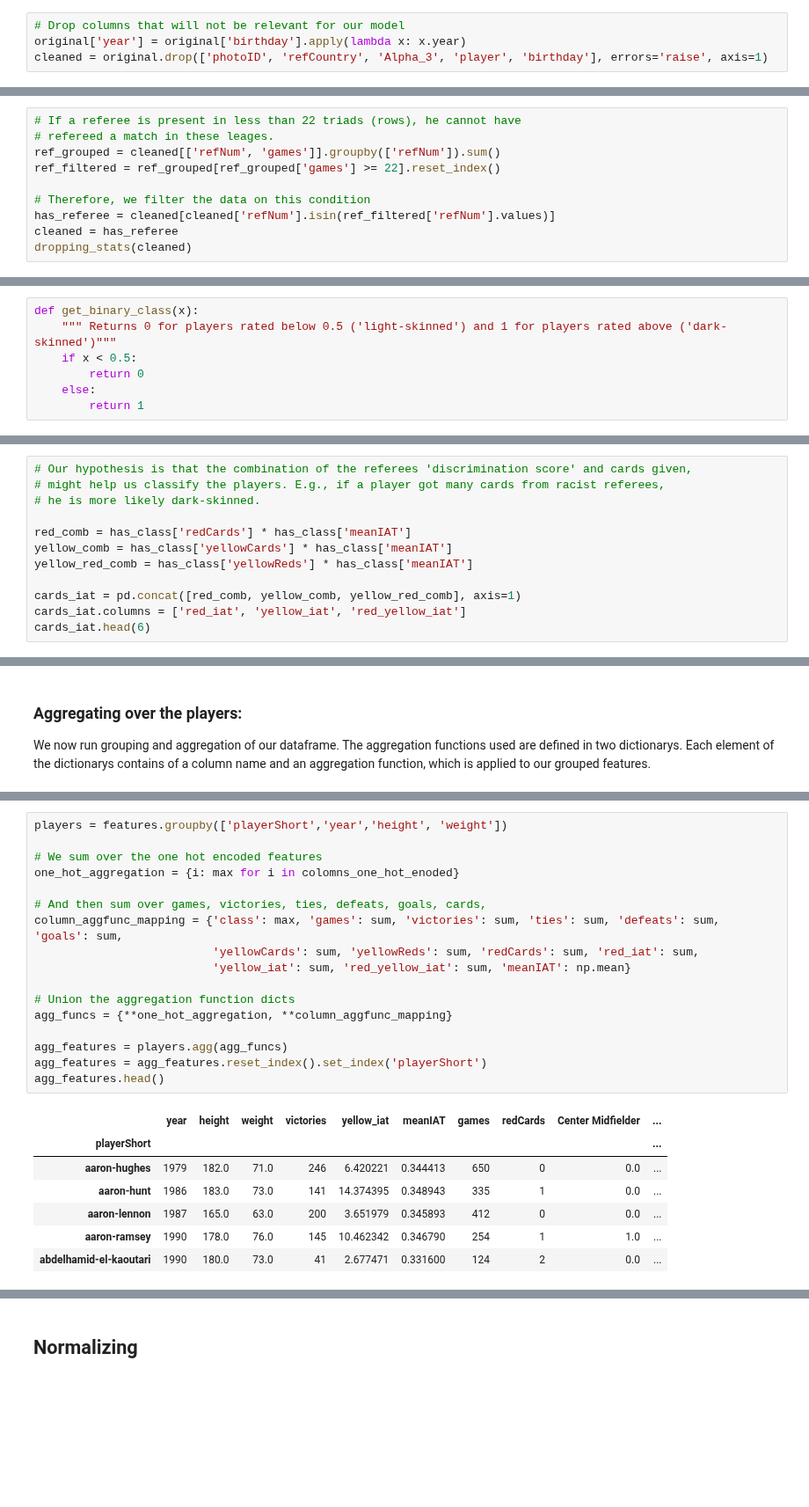
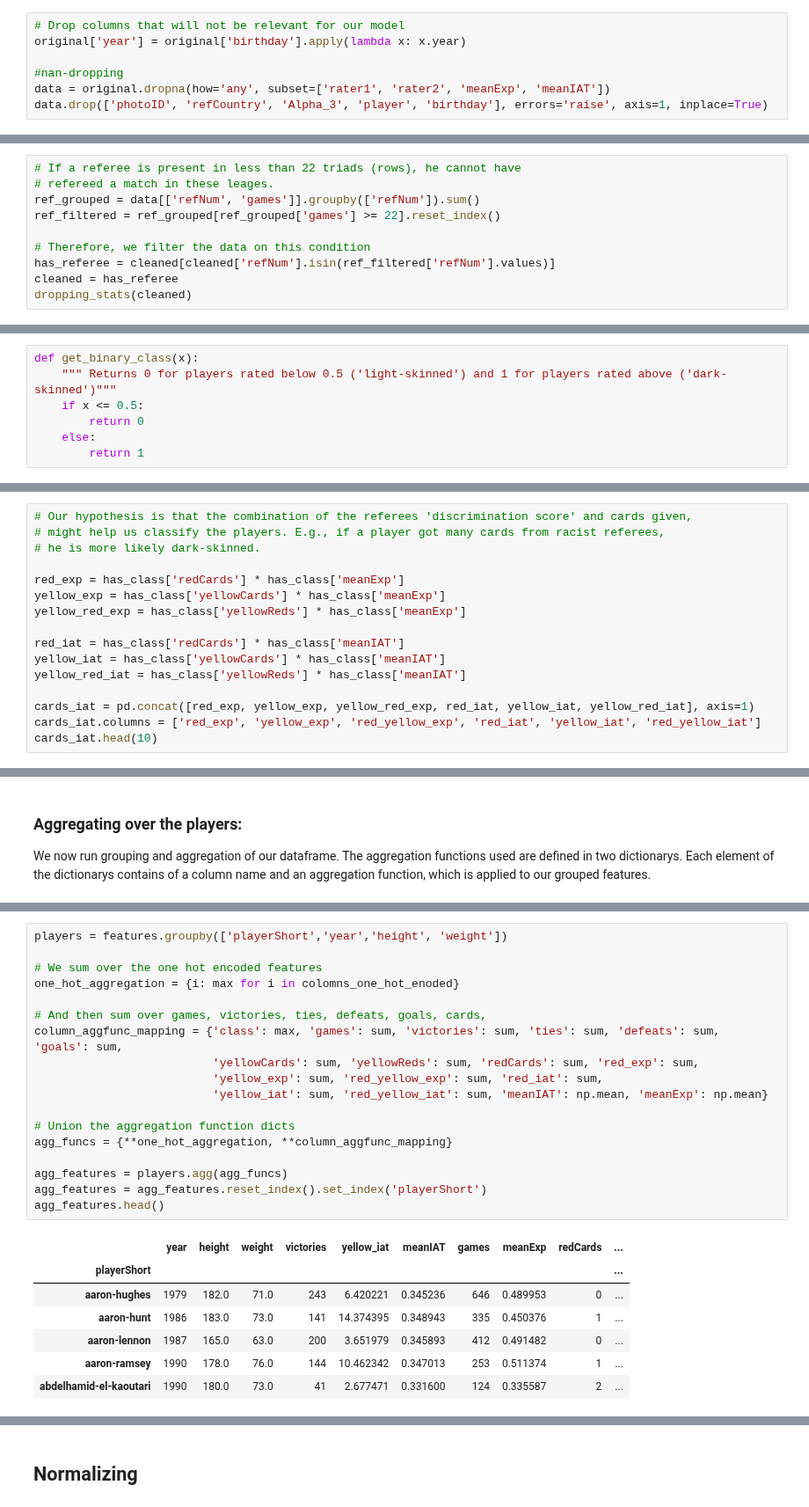
Before and after one commit to PaluchowskiMatthew/ADA-Kepler, a Jupyter notebook: 05 - Applied ML/Applied ML - Learning curve and grid search.ipynb, the cells around one changed output, grey strips where cells are left out. Shown at 88% size. Saved outputs shown, nothing was run; the diff lists cells and outputs as text; blank space fills up the shorter version.

```diff
--- a/05 - Applied ML/Applied ML - Learning curve and grid search.ipynb
+++ b/05 - Applied ML/Applied ML - Learning curve and grid search.ipynb
@@ -90,4 +85,7 @@ Now: 146028 rows
 # %%
 # Drop columns that will not be relevant for our model
 original['year'] = original['birthday'].apply(lambda x: x.year)
-cleaned = original.drop(['photoID', 'refCountry', 'Alpha_3', 'player', 'birthday'], errors='raise', axis=1)
+
+#nan-dropping
+data = original.dropna(how='any', subset=['rater1', 'rater2', 'meanExp', 'meanIAT'])
+data.drop(['photoID', 'refCountry', 'Alpha_3', 'player', 'birthday'], errors='raise', axis=1, inplace=True)
@@ -94,7 +96,7 @@ cleaned = original.drop(['photoID', 'refCountry', 'Alpha_3', 'player', 'birthday
 # %%
 # If a referee is present in less than 22 triads (rows), he cannot have
 # refereed a match in these leages.
-ref_grouped = cleaned[['refNum', 'games']].groupby(['refNum']).sum()
+ref_grouped = data[['refNum', 'games']].groupby(['refNum']).sum()
 ref_filtered = ref_grouped[ref_grouped['games'] >= 22].reset_index()
 
 # Therefore, we filter the data on this condition
@@ -142,7 +144,7 @@ Players that does not have a rating gets dropped.
 # %%
 def get_binary_class(x):
     """ Returns 0 for players rated below 0.5 ('light-skinned') and 1 for players rated above ('dark-skinned')"""
-    if x < 0.5:
+    if x <= 0.5:
         return 0
     else:
         return 1
@@ -234,11 +238,15 @@ We remove the original categorical features, and attatch the new one_hot_encoded
 # might help us classify the players. E.g., if a player got many cards from racist referees,
 # he is more likely dark-skinned.
 
-red_comb = has_class['redCards'] * has_class['meanIAT']
-yellow_comb = has_class['yellowCards'] * has_class['meanIAT']
-yellow_red_comb = has_class['yellowReds'] * has_class['meanIAT']
+red_exp = has_class['redCards'] * has_class['meanExp']
+yellow_exp = has_class['yellowCards'] * has_class['meanExp']
+yellow_red_exp = has_class['yellowReds'] * has_class['meanExp']
 
-cards_iat = pd.concat([red_comb, yellow_comb, yellow_red_comb], axis=1)
-cards_iat.columns = ['red_iat', 'yellow_iat', 'red_yellow_iat']
-cards_iat.head(6)
+red_iat = has_class['redCards'] * has_class['meanIAT']
+yellow_iat = has_class['yellowCards'] * has_class['meanIAT']
+yellow_red_iat = has_class['yellowReds'] * has_class['meanIAT']
+
+cards_iat = pd.concat([red_exp, yellow_exp, yellow_red_exp, red_iat, yellow_iat, yellow_red_iat], axis=1)
+cards_iat.columns = ['red_exp', 'yellow_exp', 'red_yellow_exp', 'red_iat', 'yellow_iat', 'red_yellow_iat']
+cards_iat.head(10)
 # %% [output]
@@ -300,25 +291,26 @@ players.get_group(('aaron-hughes', 1979, 182.0, 71.0))
 # %%
 players = features.groupby(['playerShort','year','height', 'weight'])
 
 # We sum over the one hot encoded features
 one_hot_aggregation = {i: max for i in colomns_one_hot_enoded}
 
 # And then sum over games, victories, ties, defeats, goals, cards,
 column_aggfunc_mapping = {'class': max, 'games': sum, 'victories': sum, 'ties': sum, 'defeats': sum, 'goals': sum,
-                          'yellowCards': sum, 'yellowReds': sum, 'redCards': sum, 'red_iat': sum,
-                          'yellow_iat': sum, 'red_yellow_iat': sum, 'meanIAT': np.mean}
+                          'yellowCards': sum, 'yellowReds': sum, 'redCards': sum, 'red_exp': sum,
+                          'yellow_exp': sum, 'red_yellow_exp': sum, 'red_iat': sum,
+                          'yellow_iat': sum, 'red_yellow_iat': sum, 'meanIAT': np.mean, 'meanExp': np.mean}
 
 # Union the aggregation function dicts
 agg_funcs = {**one_hot_aggregation, **column_aggfunc_mapping}
 
 agg_features = players.agg(agg_funcs)
 agg_features = agg_features.reset_index().set_index('playerShort')
 agg_features.head()
 # %% [output]
-|  | year | height | weight | victories | yellow_iat | meanIAT | games | redCards | Center Midfielder | ... |
+|  | year | height | weight | victories | yellow_iat | meanIAT | games | meanExp | redCards | ... |
 | playerShort |  |  |  |  |  |  |  |  |  | ... |
-| aaron-hughes | 1979 | 182.0 | 71.0 | 246 | 6.420221 | 0.344413 | 650 | 0 | 0.0 | ... |
-| aaron-hunt | 1986 | 183.0 | 73.0 | 141 | 14.374395 | 0.348943 | 335 | 1 | 0.0 | ... |
-| aaron-lennon | 1987 | 165.0 | 63.0 | 200 | 3.651979 | 0.345893 | 412 | 0 | 0.0 | ... |
-| aaron-ramsey | 1990 | 178.0 | 76.0 | 145 | 10.462342 | 0.346790 | 254 | 1 | 1.0 | ... |
-| abdelhamid-el-kaoutari | 1990 | 180.0 | 73.0 | 41 | 2.677471 | 0.331600 | 124 | 2 | 0.0 | ... |
+| aaron-hughes | 1979 | 182.0 | 71.0 | 243 | 6.420221 | 0.345236 | 646 | 0.489953 | 0 | ... |
+| aaron-hunt | 1986 | 183.0 | 73.0 | 141 | 14.374395 | 0.348943 | 335 | 0.450376 | 1 | ... |
+| aaron-lennon | 1987 | 165.0 | 63.0 | 200 | 3.651979 | 0.345893 | 412 | 0.491482 | 0 | ... |
+| aaron-ramsey | 1990 | 178.0 | 76.0 | 144 | 10.462342 | 0.347013 | 253 | 0.511374 | 1 | ... |
+| abdelhamid-el-kaoutari | 1990 | 180.0 | 73.0 | 41 | 2.677471 | 0.331600 | 124 | 0.335587 | 2 | ... |
```
Also changed, not shown: parts of 33 cells of this notebook.
